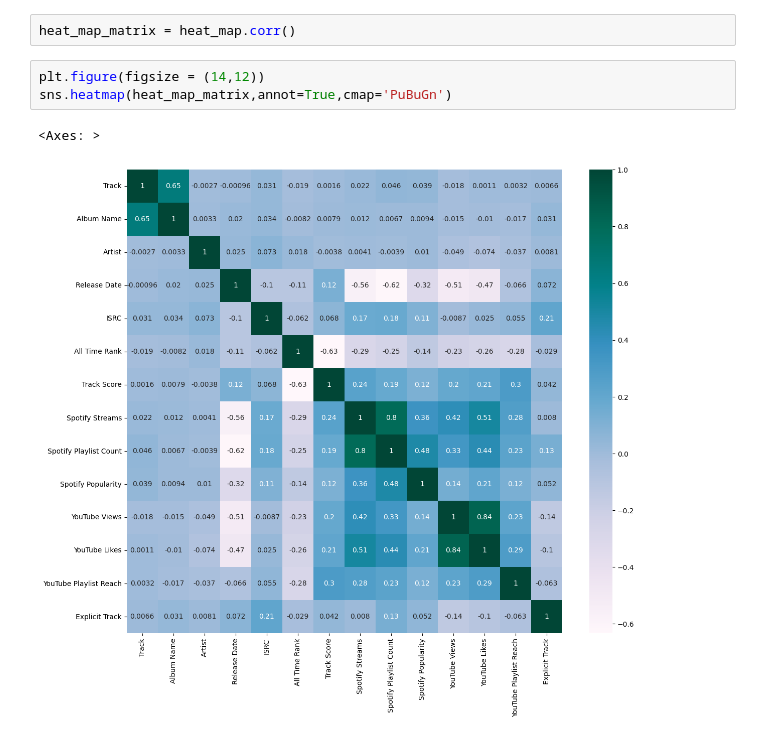
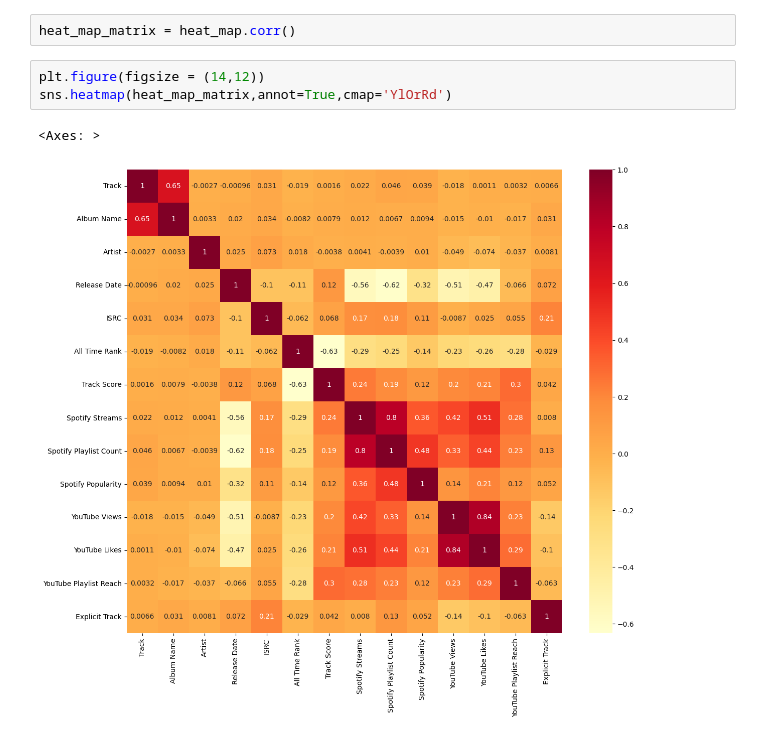
Before and after one commit to SrijaG29/Spotify_df-visualization, a Jupyter notebook: Spotify_Dataframe.ipynb, the cells around one changed output. Cells and saved outputs as stored; diff of their text form.

```diff
--- a/Spotify_Dataframe.ipynb
+++ b/Spotify_Dataframe.ipynb
@@ -620,7 +620,7 @@ heat_map
 heat_map_matrix = heat_map.corr()
 # %%
 plt.figure(figsize = (14,12))
-sns.heatmap(heat_map_matrix,annot=True,cmap='PuBuGn')
+sns.heatmap(heat_map_matrix,annot=True,cmap='YlOrRd')
 # %% [output]
 <Axes: >
-[figure, old version]
+[figure, new version]
```
